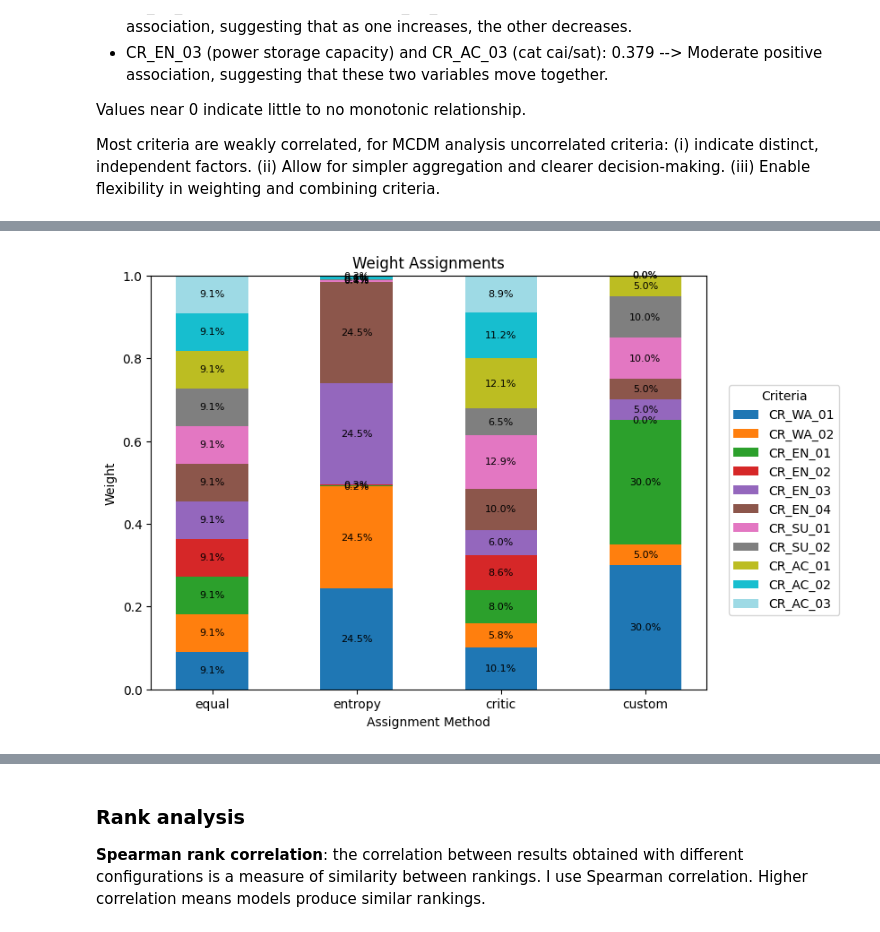
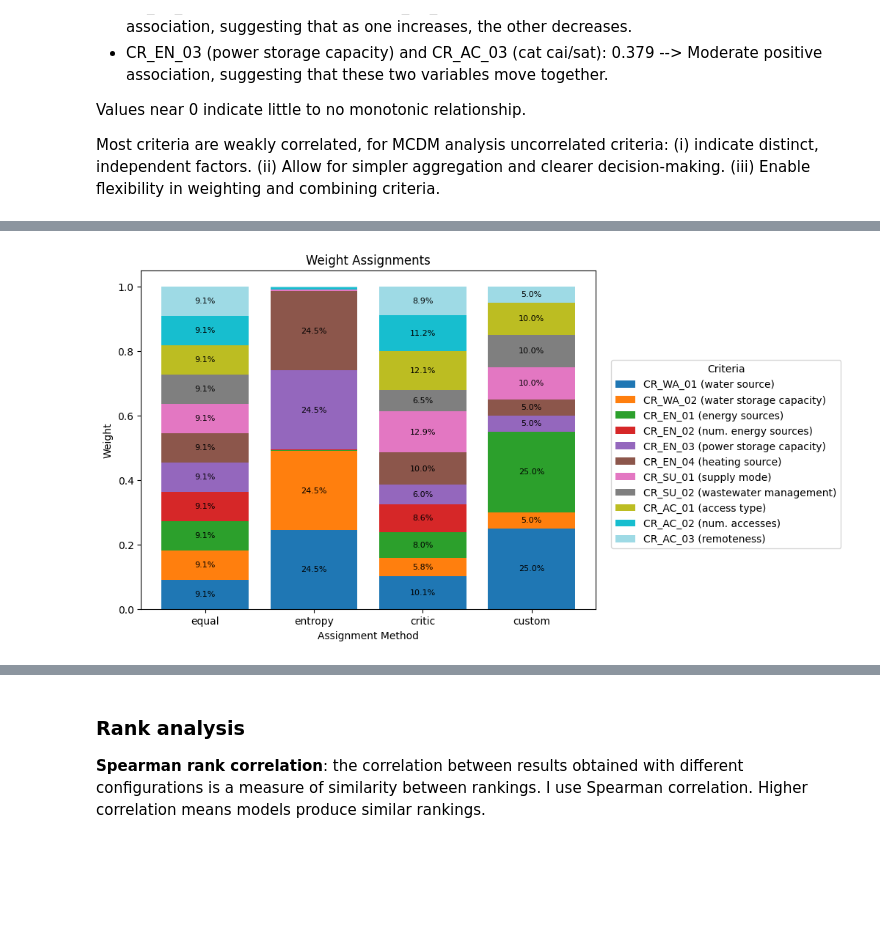
Before and after one commit to dclfbk/alpinehutsustainability, a Jupyter notebook: code/mcdm_analysis.ipynb, the cells around one changed output, grey strips where cells are left out. Cells and saved outputs as stored; diff of their text form; code cells hidden in the pictures; blank space fills up the shorter version.

```diff
--- a/code/mcdm_analysis.ipynb
+++ b/code/mcdm_analysis.ipynb
@@ -837,6 +838,7 @@ Things to define:
 - weights
 # %%
 # Create decision/alternatives matrix
+alternatives_gdf_qnt = gpd.read_parquet('../data/alternatives_qnt.parquet')
 alts = alternatives_gdf_qnt.drop(columns=['standard_name', 'geometry'])
 alts = alts.apply(pd.to_numeric, errors='coerce')
 alts = alts.to_numpy()
@@ -877,13 +884,26 @@ custom_weights = {
     'CR_AC_01': 0.05,
     'CR_AC_02': 0.00,
     'CR_AC_03': 0.00}
-assert round(np.array(list(custom_weights.values())).sum(), 1) == 1, f"Weights do not sum to 1: {custom_weights.sum()}"
+
+custom_weights2 = {
+    'CR_WA_01': 0.25,
+    'CR_WA_02': 0.05,
+    'CR_EN_01': 0.25,
+    'CR_EN_02': 0.00,
+    'CR_EN_03': 0.05,
+    'CR_EN_04': 0.05,
+    'CR_SU_01': 0.10,
+    'CR_SU_02': 0.10,
+    'CR_AC_01': 0.10,
+    'CR_AC_02': 0.00,
+    'CR_AC_03': 0.05}
+assert round(np.array(list(custom_weights2.values())).sum(), 1) == 1, f"Weights do not sum to 1: {custom_weights2.sum()}"
 
 weights_list = [
     w.equal_weights(alts),
     w.entropy_weights(alts),
     w.critic_weights(alts),
-    np.array(list(custom_weights.values()))]
+    np.array(list(custom_weights2.values()))]
 weights_names = ['equal', 'entropy', 'critic', 'custom']
 
 # Define criteria types (benefit=1 or cost=-1)
@@ -897,33 +917,56 @@ methods_list = [
 ]
 methods_names = ['TOPSIS', 'VIKOR', 'PROMETHEE_II']
 # %%
-# Visualize criteria weights (with annotations)
+## Visualize criteria weights (with annotations)
 num_weights = len(weights_list)
-c_names = [col for col in alternatives_gdf.columns if 'CR_' in col and 'CR_HO' not in col]
+c_names = [col for col in alternatives_gdf_qnt.columns if 'CR_' in col and 'CR_HO' not in col]
 num_criteria = len(c_names)
 colors = plt.cm.tab20(np.linspace(0, 1, num_criteria))
+
+# Custom labels
+custom_labels = {
+    "CR_WA_01": "water source",
+    "CR_WA_02": "water storage capacity",
+    "CR_EN_01": "energy sources",
+    "CR_EN_02": "num. energy sources",
+    "CR_EN_03": "power storage capacity",
+    "CR_EN_04": "heating source",
+    "CR_SU_01": "supply mode",
+    "CR_SU_02": "wastewater management",
+    "CR_AC_01": "access type",
+    "CR_AC_02": "num. accesses",
+    "CR_AC_03": "remoteness",
+}
 
 # Set up plot
 fig, ax = plt.subplots(figsize=(8, 6))
 
 for i, weights in enumerate(weights_list):
     bottom = np.zeros(num_weights)
     for j, c_name in enumerate(c_names):
-        ax.bar(i, weights[j], bottom=bottom[i], label=c_names[j] if i == 0 else "", color=colors[j], width=0.5)
+        ax.bar(i, weights[j], bottom=bottom[i],
+                label=c_names[j] if i == 0 else "", color=colors[j], width=0.8)
         bottom[i] += weights[j]  # stack each on top of the previous weight
-        # annotate
-        ax.text(i, bottom[i] - weights[j] / 2, f"{weights[j]*100:.1f}%", ha='center', va='center', color='black', fontsize=8)
+        # conditionally annotate
+        if weights[j] >= 0.05:
+            ax.text(i, bottom[i] - weights[j] / 2, f"{weights[j]*100:.1f}%",
+                    ha='center', va='center', color='black', fontsize=8)
+
+# Custom legend
+handles, labels = ax.get_legend_handles_labels()
+customized_labels = [f"{label} ({custom_labels[label]})" for label in labels]  # map each CR to its description
+ax.legend(handles, customized_labels, loc="upper right", bbox_to_anchor=(1.55, 0.75), title='Criteria')
 
 ax.set_xticks(range(num_weights))
 ax.set_xticklabels(weights_names)
 ax.set_ylabel('Weight')
 ax.set_xlabel('Assignment Method')
 ax.set_title('Weight Assignments')
-ax.legend(loc="upper right", bbox_to_anchor=(1.25, 0.75), title='Criteria')
+#ax.legend(loc="upper right", bbox_to_anchor=(1.25, 0.75), title='Criteria')
 
 plt.show()
 # %% [output]
-[figure, old version]
+[figure, new version]
 # %%
 # Plot only custom weights (pie)
 # Extract labels and values from the dictionary (if weight > 0)
```
Also changed, not shown: parts of 28 cells of this notebook, 2 other files.
